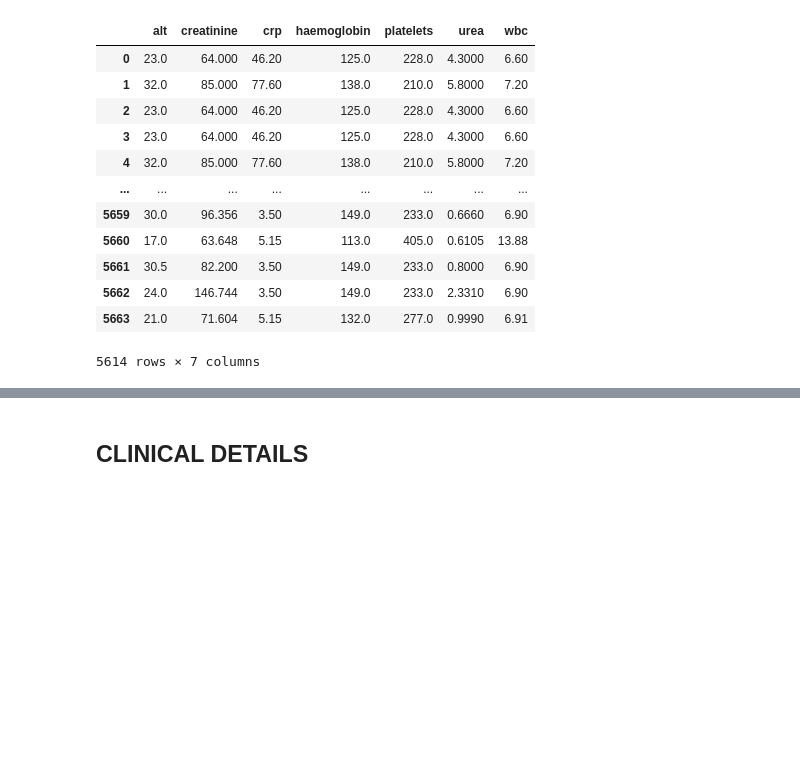
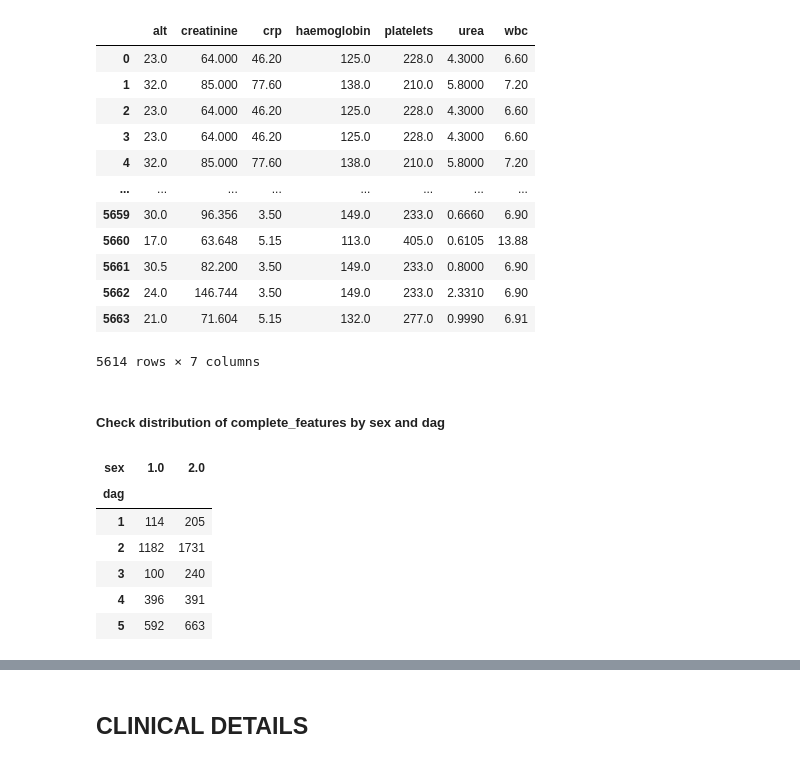
Before and after one commit to davidtweddell/lc_repo, a Jupyter notebook: 01-inspect-data-MP.ipynb, the cells around one changed output, grey strips where cells are left out. Drawn from its saved outputs; the diff is of its cells as text; code cells hidden in the pictures; blank space fills up the shorter version.

```diff
--- a/01-inspect-data-MP.ipynb
+++ b/01-inspect-data-MP.ipynb
@@ -1249,3 +1319,15 @@ complete_features
 | 5662 | 24.0 | 146.744 | 3.50 | 149.0 | 233.0 | 2.3310 | 6.90 |
 | 5663 | 21.0 | 71.604 | 5.15 | 132.0 | 277.0 | 0.9990 | 6.91 |
 5614 rows × 7 columns
+# %% [markdown]
+##### Check distribution of complete_features by sex and dag
+# %%
+pd.crosstab(t1.dag,t1.sex)
+# %% [output]
+| sex | 1.0 | 2.0 |
+| dag |  |  |
+| 1 | 114 | 205 |
+| 2 | 1182 | 1731 |
+| 3 | 100 | 240 |
+| 4 | 396 | 391 |
+| 5 | 592 | 663 |
```
Also changed, not shown: parts of 16 cells of this notebook.
